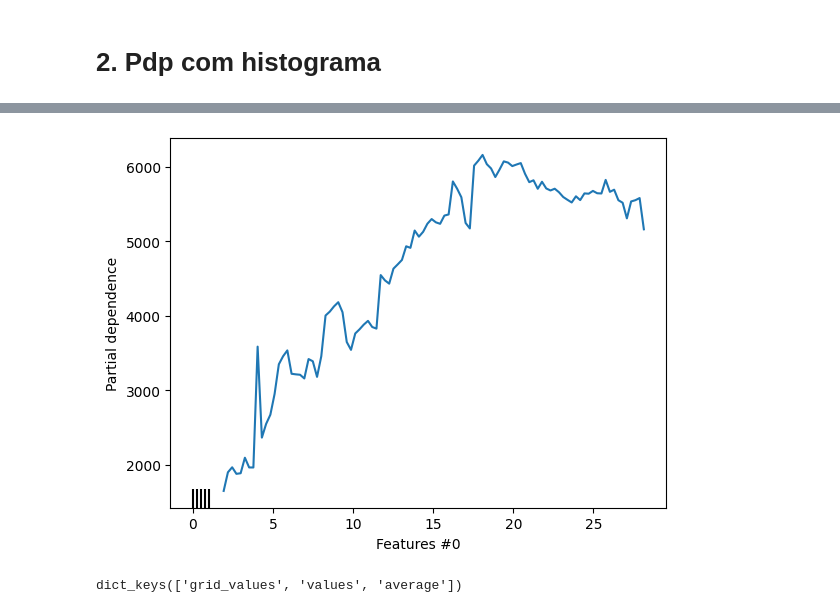
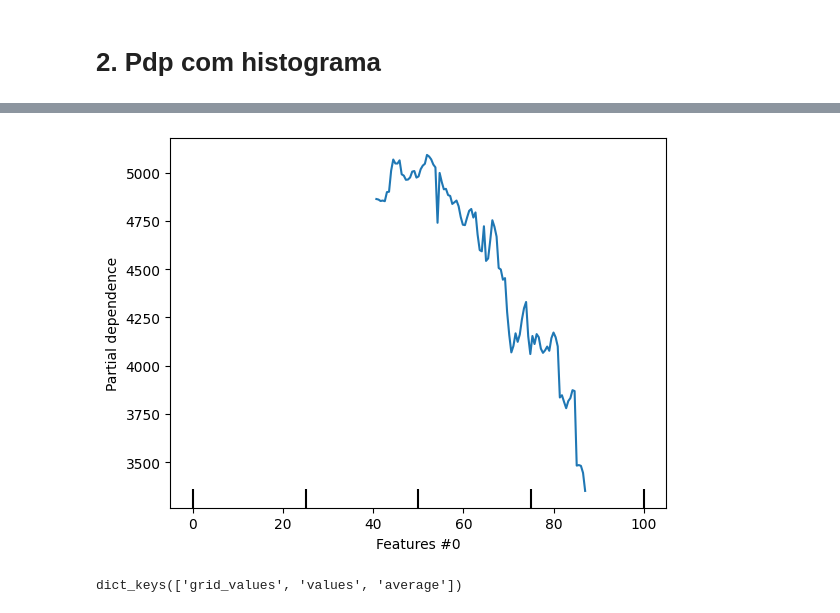
Before and after one commit to H-IAAC/d3-demonstrations, a Jupyter notebook: note2.ipynb, the cells around one changed output, grey strips where cells are left out. Drawn from its saved outputs; the diff is of its cells as text; code cells hidden in the pictures.

```diff
--- a/note2.ipynb
+++ b/note2.ipynb
@@ -66,28 +66,28 @@ df.head()
 num_features = ['temp', 'hum', 'windspeed']
 X = df[num_features]
 y = df['cnt']
-feature = 0
+feature = 1
 # %%
 import numpy as np
 import matplotlib.pyplot as plt
 from sklearn.inspection import PartialDependenceDisplay
 from sklearn.inspection import partial_dependence
 from sklearn.ensemble import RandomForestRegressor
 
 clf = RandomForestRegressor(n_estimators=10).fit(X, y)
 features, feature_names = [(0,)], [f"Features #{i}" for i in range(X.shape[1])]
-deciles = {0: np.linspace(0, 1, num=5)}
+deciles = {0: np.linspace(0, 100, num=5)}
 pd_results = partial_dependence(
     clf, X, features=feature, kind="average")
 display = PartialDependenceDisplay(
     [pd_results], features=features, feature_names=feature_names,
     target_idx=0, deciles=deciles
 )
 display.plot()
 
 plt.show()
 # %% [output]
-[figure, old version]
+[figure, new version]
 # %%
 pd_results.keys()
 # %% [output]
```
Also changed, not shown: parts of 7 cells of this notebook, 15 other files.
